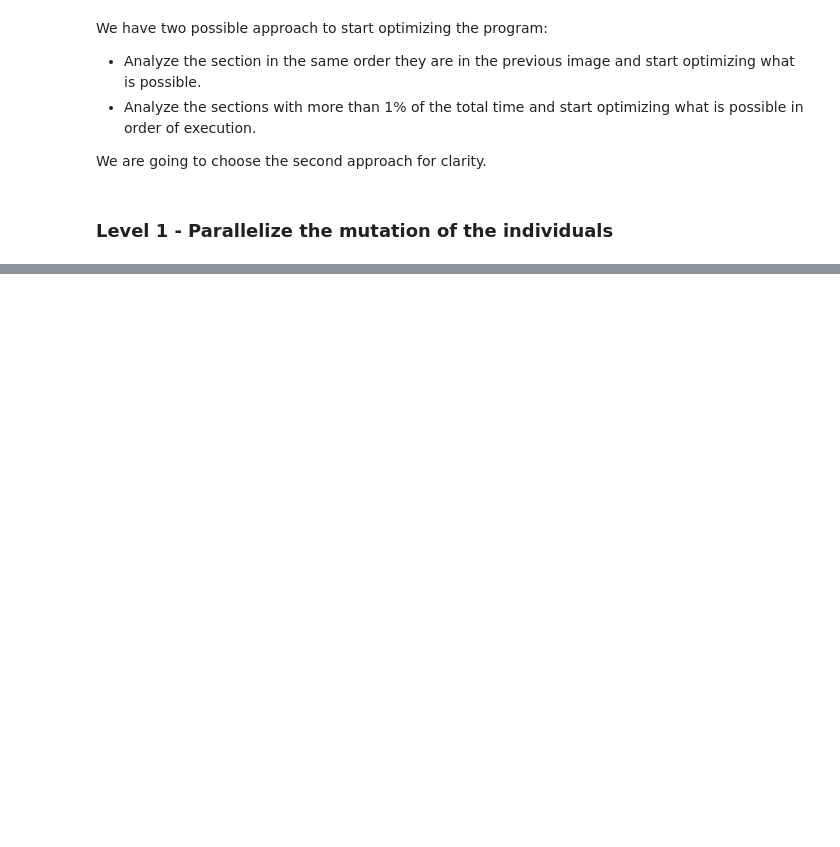
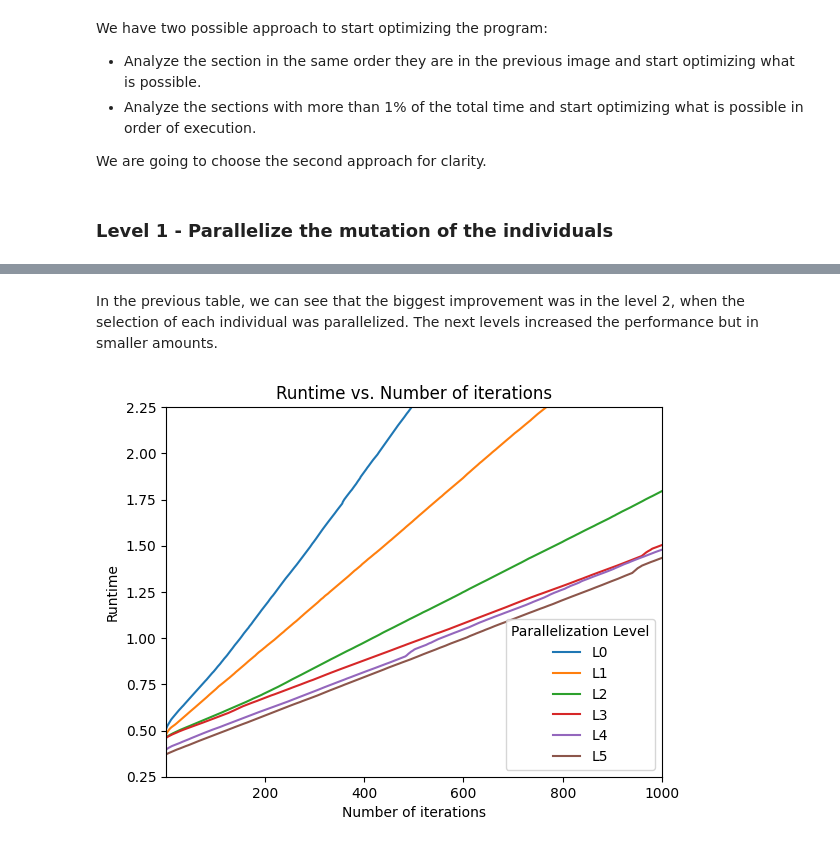
Before and after one commit to patriciobcs/mini-aevol, a Jupyter notebook: analysis.ipynb, the cells around one changed output, grey strips where cells are left out. Saved outputs shown, nothing was run; the diff lists cells and outputs as text; code cells hidden in the pictures; blank space fills up the shorter version.

```diff
--- a/analysis.ipynb
+++ b/analysis.ipynb
@@ -95,0 +249,11 @@ best_indiv = prev_internal_organisms_[best_fitness.index];
+# %%
+df = pd.DataFrame();
+
+for level in range(6):
+  df_level = pd.read_csv(f"experiments/level_{level}/trace.csv")
+  df_new = pd.DataFrame();
+  df_new['runtime'] = df_level['Duration'].apply(lambda x: x / 1000000000)
+  df_new['level'] = level
+  df = df.append(df_new)
+
+df.groupby('level').sum()
@@ -95,0 +269,15 @@ best_indiv = prev_internal_organisms_[best_fitness.index];
+# %% [markdown]
+In the previous table, we can see that the biggest improvement was in the level 2, when the selection of each individual was parallelized. The next levels increased the performance but in smaller amounts.
+# %%
+for level in range(6):
+  x = np.arange(len(y))
+  y = df[df['level'] == level]['runtime'].cumsum()
+  plt.plot(x, y, label=f"L{level}")
+  plt.legend(title="Parallelization Level")
+  plt.ylabel('Runtime')
+  plt.ylim(0.25, 2.25)
+  plt.xlim(1, 1000)
+  plt.xlabel('Number of iterations')
+  plt.title('Runtime vs. Number of iterations')
+# %% [output]
+[figure, added]
```
Also changed, not shown: parts of 28 cells of this notebook, 27 other files.
